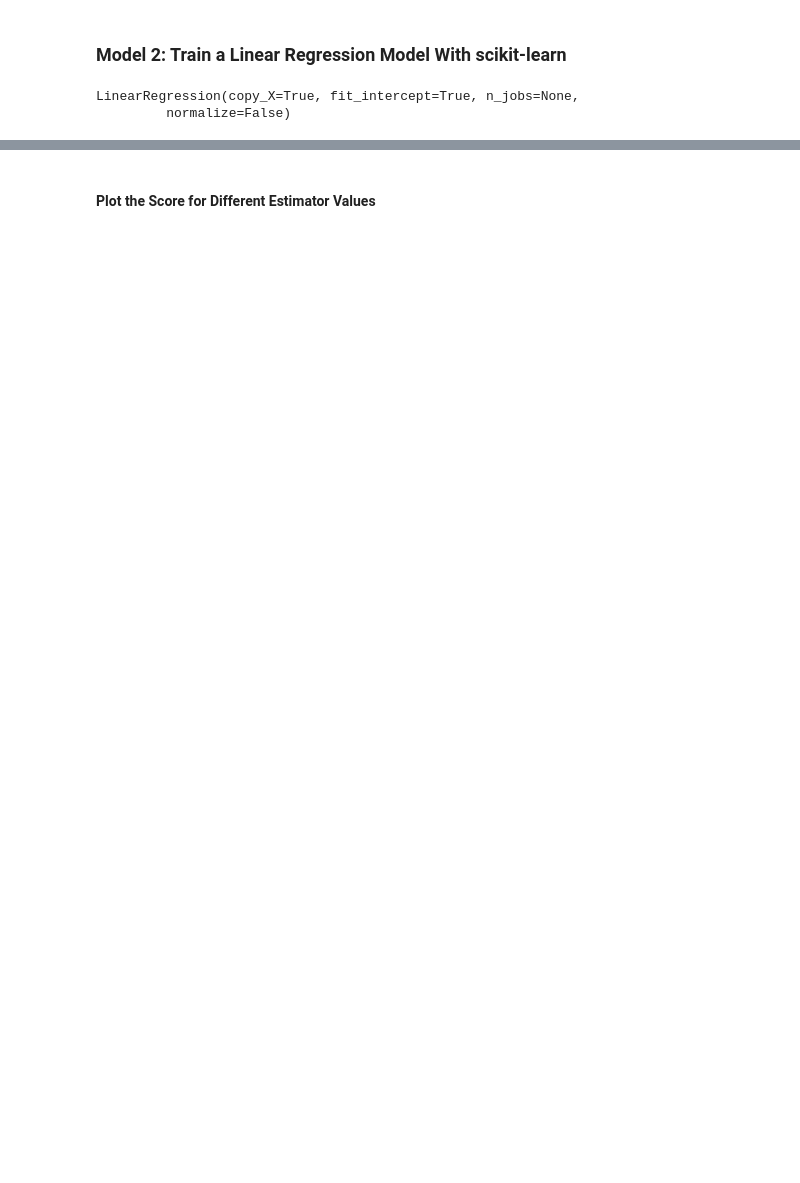
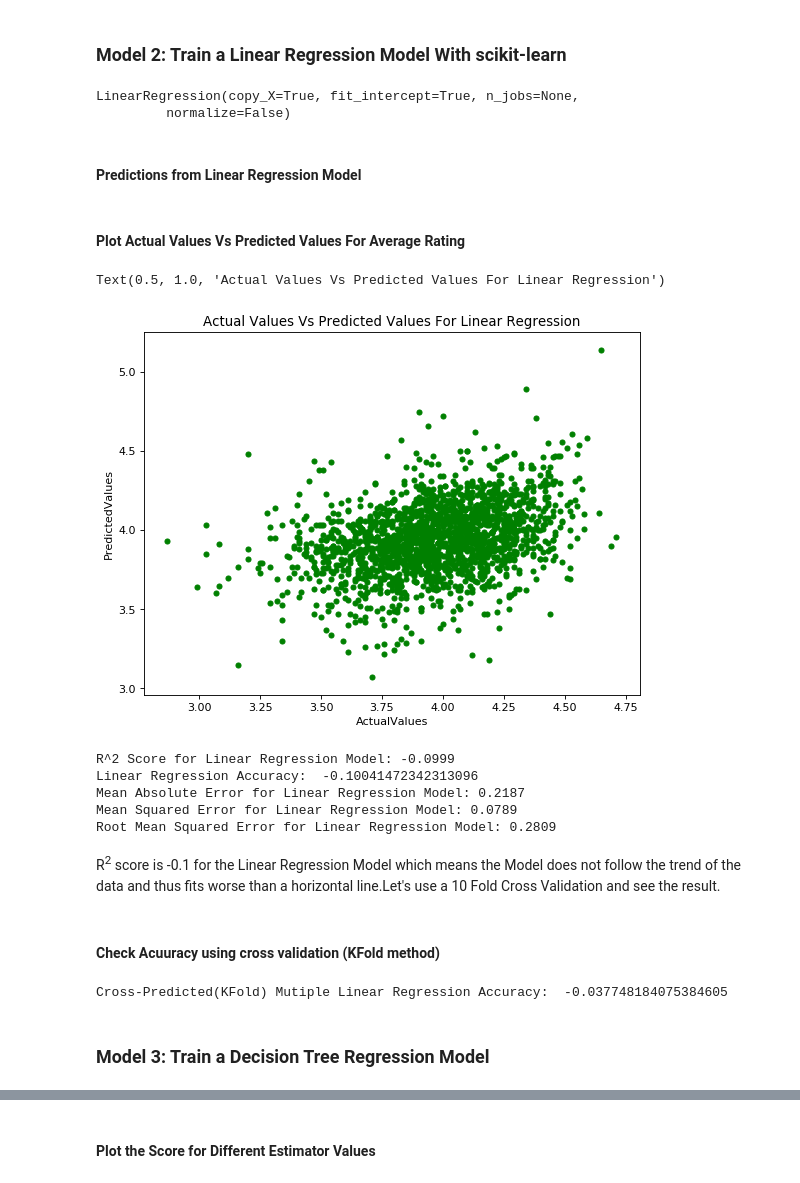
Before and after one commit to Oindrila-Sen/Springboard, a Jupyter notebook: Capstone1/goodreads/Goodreads_Fit_a_Model.ipynb, the cells around one changed output, grey strips where cells are left out. Cells and saved outputs as stored; diff of their text form; code cells hidden in the pictures; blank space fills up the shorter version.

```diff
--- a/Capstone1/goodreads/Goodreads_Fit_a_Model.ipynb
+++ b/Capstone1/goodreads/Goodreads_Fit_a_Model.ipynb
@@ -169,3 +191,5 @@ lm.fit(X_train,y_train)
 # %% [output]
 LinearRegression(copy_X=True, fit_intercept=True, n_jobs=None,
          normalize=False)
+# %% [markdown]
+#### Predictions from Linear Regression Model
@@ -171,0 +200,37 @@ LinearRegression(copy_X=True, fit_intercept=True, n_jobs=None,
+# %% [markdown]
+#### Plot Actual Values Vs Predicted Values For Average Rating
+# %%
+figure(num=None, figsize=(8, 6), dpi=80, facecolor='w', edgecolor='k')
+plt.scatter(y_test, y_pred_lm,color = 'green', s= 20.0)
+plt.xlabel("ActualValues")
+plt.ylabel("PredictedValues")
+plt.title("Actual Values Vs Predicted Values For Linear Regression")
+# %% [output]
+Text(0.5, 1.0, 'Actual Values Vs Predicted Values For Linear Regression')
+[figure, added]
+# %%
+print('R^2 Score for Linear Regression Model:', round(lm.score(X_test, y_test),4))
+###. Using Metrics
+print('Linear Regression Accuracy: ', metrics.r2_score(y_test, y_pred_lm))
+print('Mean Absolute Error for Linear Regression Model:', round(metrics.mean_absolute_error(y_test, y_pred_lm),4))
+print('Mean Squared Error for Linear Regression Model:', round(metrics.mean_squared_error(y_test, y_pred_lm),4))
+print('Root Mean Squared Error for Linear Regression Model:', round(np.sqrt(metrics.mean_squared_error(y_test, y_pred_lm)),4))
+# %% [output]
+R^2 Score for Linear Regression Model: -0.0999
+Linear Regression Accuracy:  -0.10041472342313096
+Mean Absolute Error for Linear Regression Model: 0.2187
+Mean Squared Error for Linear Regression Model: 0.0789
+Root Mean Squared Error for Linear Regression Model: 0.2809
+# %% [markdown]
+R<sup>2</sup> score is -0.1 for the Linear Regression Model which means the Model does not follow the trend of the data and thus fits worse than a horizontal line.Let's use a 10 Fold Cross Validation and see the result.
+# %% [markdown]
+#### Check Acuuracy using cross validation (KFold method)
+# %%
+y_pred_kf_lr = cross_val_predict(lm, X, y, cv=10 )
+#Linear Regression Accuracy with cross validation (KFold method)
+accuracy_lf = metrics.r2_score(y, y_pred_kf_lr)
+print('Cross-Predicted(KFold) Mutiple Linear Regression Accuracy: ', accuracy_lf)
+# %% [output]
+Cross-Predicted(KFold) Mutiple Linear Regression Accuracy:  -0.037748184075384605
+# %% [markdown]
+### Model 3: Train a Decision Tree Regression Model
```
Also changed, not shown: parts of 70 cells of this notebook.
